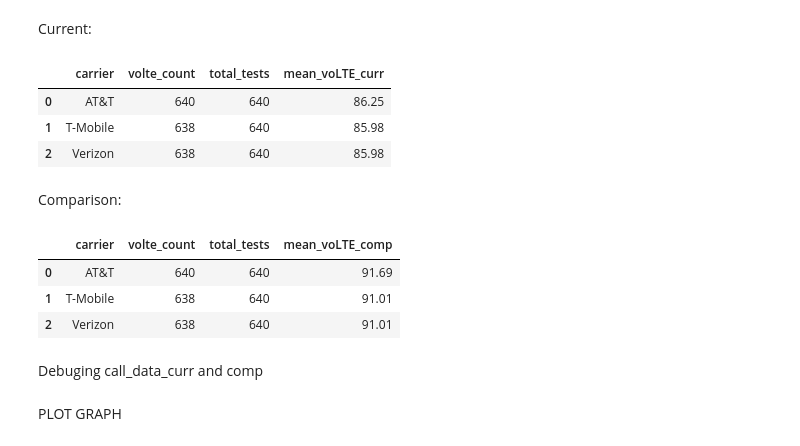
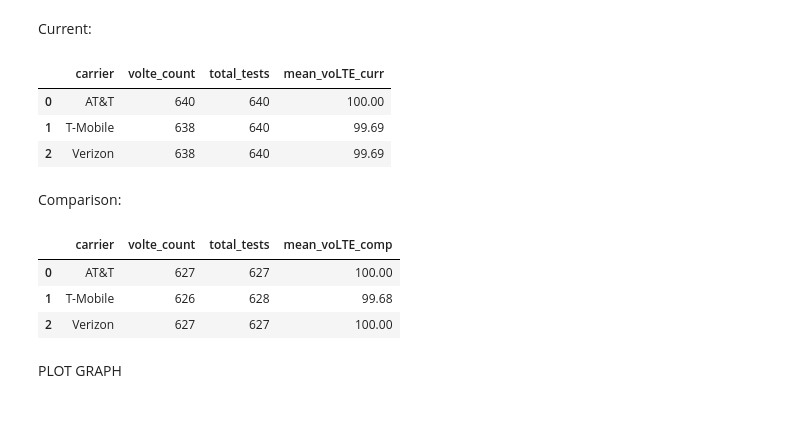
Before and after one commit to ookla-jennymassari/dq_reporting_test.py, a Jupyter notebook: dq_reporting_notebook.ipynb, the cells around one changed output. Saved outputs shown, nothing was run; the diff lists cells and outputs as text; code cells hidden in the pictures; blank space fills up the shorter version.

Commit message:
Finished debugging: Data processing logic now mirrors the R script.

```diff
--- a/dq_reporting_notebook.ipynb
+++ b/dq_reporting_notebook.ipynb
@@ -740,40 +769,38 @@ volte_6 = (
 
 volte_all_curr = pd.merge(volte_5, volte_6, on=['carrier'], how='left').fillna(0)
 
-volte_all_curr['mean_voLTE_curr'] = round((volte_all_curr['volte_count'] / lte_all_curr['total_tests']) * 100, 2)
+volte_all_curr['mean_voLTE_curr'] = round((volte_all_curr['volte_count'] / volte_all_curr['total_tests']) * 100, 2)
 
 volte_all_curr.head()
 # %% [output]
 |  | carrier | volte_count | total_tests | mean_voLTE_curr |
-| 0 | AT&T | 640 | 640 | 86.25 |
-| 1 | T-Mobile | 638 | 640 | 85.98 |
-| 2 | Verizon | 638 | 640 | 85.98 |
+| 0 | AT&T | 640 | 640 | 100.00 |
+| 1 | T-Mobile | 638 | 640 | 99.69 |
+| 2 | Verizon | 638 | 640 | 99.69 |
 # %% [markdown]
 Comparison:
 # %%
 volte_7 = (
     call_data_comp[filtered_call_net_type_comp]
     .groupby('carrier', dropna=False)
     .size()
     .reset_index(name='volte_count')
 )
 
 volte_8 = (
     call_data_comp
     .groupby('carrier', dropna=False)
     .size()
     .reset_index(name='total_tests')
 )
 
-volte_all_comp = pd.merge(volte_5, volte_6, on=['carrier'], how='left').fillna(0)
+volte_all_comp = pd.merge(volte_7, volte_8, on=['carrier'], how='left').fillna(0)
 
-volte_all_comp['mean_voLTE_comp'] = round((volte_all_comp['volte_count'] / lte_all_comp['total_tests']) * 100, 2)
+volte_all_comp['mean_voLTE_comp'] = round((volte_all_comp['volte_count'] / volte_all_comp['total_tests']) * 100, 2)
 
 volte_all_comp.head()
 # %% [output]
 |  | carrier | volte_count | total_tests | mean_voLTE_comp |
-| 0 | AT&T | 640 | 640 | 91.69 |
-| 1 | T-Mobile | 638 | 640 | 91.01 |
-| 2 | Verizon | 638 | 640 | 91.01 |
+| 0 | AT&T | 627 | 627 | 100.00 |
+| 1 | T-Mobile | 626 | 628 | 99.68 |
+| 2 | Verizon | 627 | 627 | 100.00 |
-# %% [markdown]
-Debuging call_data_curr and comp
```
Also changed, not shown: parts of 21 cells of this notebook.
